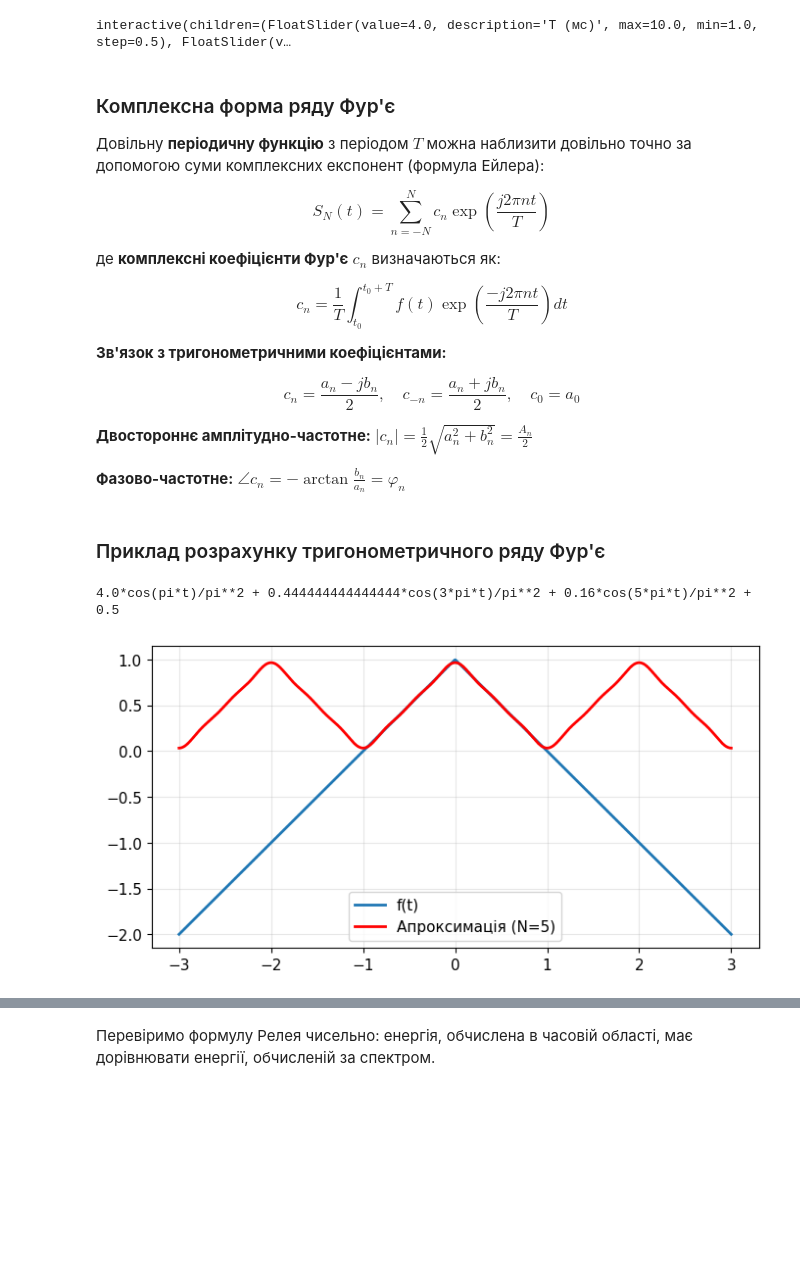
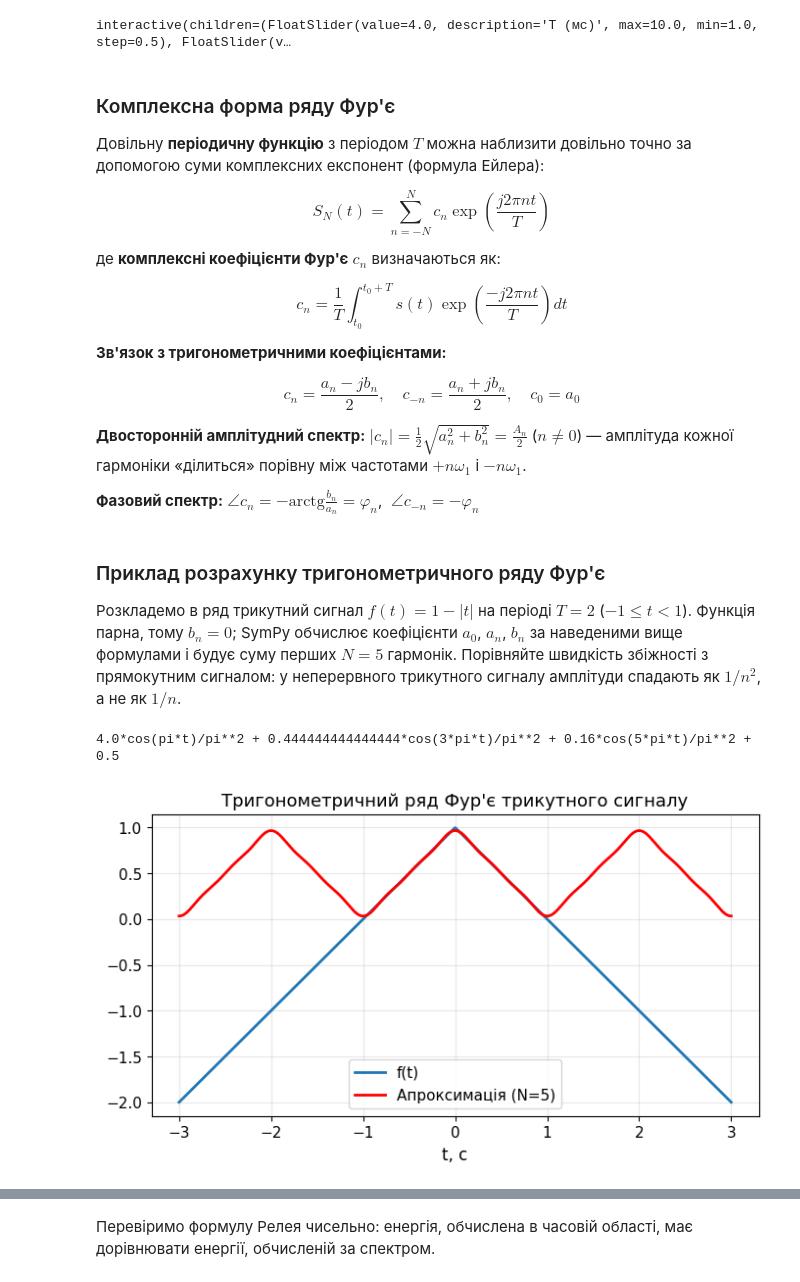
Before and after one commit to vim4all/Lectures_Basics_of_radio_electronics_in_Ukrainian, a Jupyter notebook: Тема_15_Ряди_та_перетворення_Фурє.ipynb, the cells around one changed output, grey strips where cells are left out. Cells and saved outputs as stored; diff of their text form; code cells hidden in the pictures; blank space fills up the shorter version.

```diff
--- a/Тема_15_Ряди_та_перетворення_Фурє.ipynb
+++ b/Тема_15_Ряди_та_перетворення_Фурє.ipynb
@@ -509,31 +511,27 @@ $$S_N(t) = \sum_{n=-N}^{N} c_n \exp\left( \frac{j 2\pi n t}{T}\right)$$
 
 де **комплексні коефіцієнти Фур'є** $c_n$ визначаються як:
 
-$$c_n = \frac{1}{T} \int_{t_0}^{t_0 + T} f(t) \exp\left( \frac{-j 2\pi n t}{T}\right) dt$$
+$$c_n = \frac{1}{T} \int_{t_0}^{t_0 + T} s(t) \exp\left( \frac{-j 2\pi n t}{T}\right) dt$$
 
 **Зв'язок з тригонометричними коефіцієнтами:**
 
 $$c_n = \frac{a_n - jb_n}{2}, \quad c_{-n} = \frac{a_n + jb_n}{2}, \quad c_0 = a_0$$
 
-**Двостороннє амплітудно-частотне:** $|c_n| = \frac{1}{2}\sqrt{a_n^2 + b_n^2} = \frac{A_n}{2}$
+**Двосторонній амплітудний спектр:** $|c_n| = \frac{1}{2}\sqrt{a_n^2 + b_n^2} = \frac{A_n}{2}$ ($n \ne 0$) — амплітуда кожної гармоніки «ділиться» порівну між частотами $+n\omega_1$ і $-n\omega_1$.
 
-**Фазово-частотне:** $\angle c_n = -\arctan\frac{b_n}{a_n} = \varphi_n$
+**Фазовий спектр:** $\angle c_n = -\mathrm{arctg}\frac{b_n}{a_n} = \varphi_n$, $\;\angle c_{-n} = -\varphi_n$
 # %% [markdown]
 ### Приклад розрахунку тригонометричного ряду Фур'є  <a class="anchor" id="Fourier_series_trig_example"></a>
+
+Розкладемо в ряд трикутний сигнал $f(t) = 1 - |t|$ на періоді $T = 2$ ($-1 \le t < 1$). Функція парна, тому $b_n = 0$; SymPy обчислює коефіцієнти $a_0$, $a_n$, $b_n$ за наведеними вище формулами і будує суму перших $N = 5$ гармонік. Порівняйте швидкість збіжності з прямокутним сигналом: у неперервного трикутного сигналу амплітуди спадають як $1/n^2$, а не як $1/n$.
 # %%
 import sympy as smp
 i2pi = smp.I*2*smp.pi
 exp = smp.exp
 
 def f(t):
-    #return -t+smp.Heaviside(t)*t
-    #return smp.sin(t)+smp.sin(2*t)+smp.cos(2*t)
-    #return (1+1*t) - smp.Heaviside(t)*(1+1*t)  + smp.Heaviside(t)*(1-1*t)
+    # трикутний сигнал 1 - |t|: 1 + t при t < 0, 1 - t при t >= 0
     return (1+1*t) + smp.Heaviside(t)*(0-2*t)
-
-    #return -t+smp.Heaviside(t)*t
-
-
 
 
 def a0():
@@ -552,31 +550,32 @@ def b(n):
         (t, t0, t0 + T))
 
 def S(N):
     return a0()+sum( a(n)*smp.cos(n*t*2*smp.pi/T)+b(n)*smp.sin(n*t*2*smp.pi/T) for n in range(1, N+1)).expand(complex=True).simplify()
 
 T = 2
 t0 = -1
 
 t = smp.Symbol('t', real=True)
 
 N = 5
 
 analytic_approx = S(N).expand()
 print(analytic_approx)
 
 interval = (t, t0-T, t0+2*T)
 
 ### Тригонометричний ряд Фур'є
 t_vals = np.linspace(float(interval[1]), float(interval[2]), 1000)
 f_vals = (1 + t_vals) + np.heaviside(t_vals, 0.5) * (0 - 2 * t_vals)
 approx_func = smp.lambdify(t, analytic_approx, 'numpy')
 approx_vals = approx_func(t_vals)
 
 plt.figure(figsize=(8, 4))
 plt.plot(t_vals, f_vals, label='f(t)')
 plt.plot(t_vals, approx_vals, color='red', label=f'Апроксимація (N={N})')
+plt.xlabel('t, с'); plt.title('Тригонометричний ряд Фур\'є трикутного сигналу')
 plt.legend()
 plt.show()
 # %% [output]
 4.0*cos(pi*t)/pi**2 + 0.444444444444444*cos(3*pi*t)/pi**2 + 0.16*cos(5*pi*t)/pi**2 + 0.5
-[figure, old version]
+[figure, new version]
```
Also changed, not shown: parts of 18 cells of this notebook, 15 other files.
